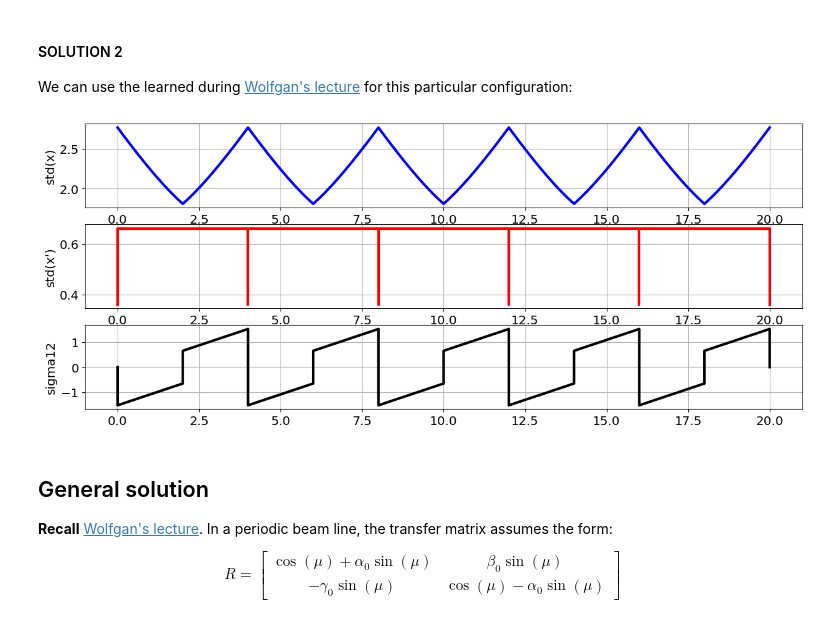
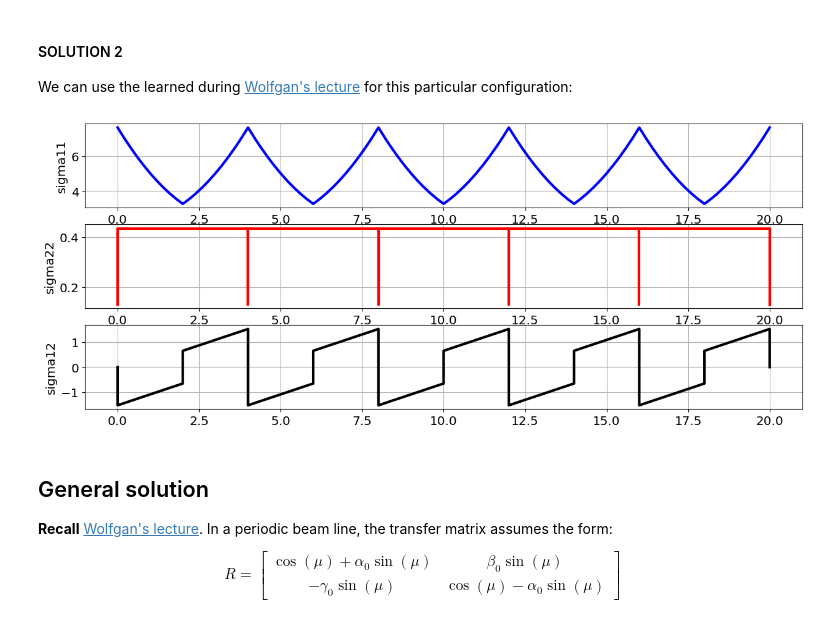
Before and after one commit to cerncas/hands-on-lattice-exercises, a Jupyter notebook: Exercises_Solutions.ipynb, the cells around one changed output. Drawn from its saved outputs; the diff is of its cells as text; code cells hidden in the pictures.

Commit message:
good draft, did not do advanced exercises

```diff
--- a/Exercises_Solutions.ipynb
+++ b/Exercises_Solutions.ipynb
@@ -1391,7 +1391,26 @@ L_2 = 2
 # same structure, but starting the fodo cell from the center of a quadrupole:
 fodo_lattice = Q(2*f) + 10*D(L_2/10) + Q(-f) + 10*D(L_2/10) + Q(2*f)
 
-interactive_plot = interactive(plotIt,sigma11=(0,25,.1),sigma22=(0,4,.1),sigma12=(-2,2,.1),continuous_update=True)
+def plotIt(sigma11, sigma22):
+    #prepare the sigma matrix
+    sigma0 = np.array([[sigma11, 0 ],[0, sigma22]])
+
+    output_b = transportSigmas(sigma0, 5*fodo_lattice)
+    plt.figure(figsize=(15,6))
+    plt.subplot(311)
+    plt.plot(output_b['s'], output_b['sigma11'], '-b', lw=3)
+    plt.ylabel('sigma11')
+    plt.grid(True)
+    plt.subplot(312)
+    plt.plot(output_b['s'], output_b['sigma22'], '-r', lw=3)
+    plt.ylabel('sigma22')
+    plt.grid(True)
+    plt.subplot(313)
+    plt.plot(output_b['s'], output_b['sigma12'], '-k', lw=3)
+    plt.ylabel('sigma12')
+    plt.grid(True)
+
+interactive_plot = interactive(plotIt,sigma11=(0,25,.1),sigma22=(0,4,.1),continuous_update=True)
 output = interactive_plot.children[-1]
 output.layout.height = '350px'
 interactive_plot
@@ -1404,14 +1423,14 @@ We can use the learned during [Wolfgan's lecture](https://indico.cern.ch/event/1
 # %%
 # get the one turn matrix:
 fodo_lattice_reduced = getEquivalentElement(fodo_lattice)
 # extract the matched initial conditions
 sigma11 = fodo_lattice_reduced[0]['matrix'][0,1]/np.sqrt(1-(fodo_lattice_reduced[0]['matrix'][0,0])**2)
 sigma22 = 1/sigma11
 sigma12 = 0
-# plot the solution
-plotIt(sigma11, sigma22, sigma12)
+# plot the solution (using function from previous exercise)
+plotIt(sigma11, sigma22)
 # %% [output]
-[figure, old version]
+[figure, new version]
 # %% [markdown]
 ## General solution
 
```
Also changed, not shown: parts of 13 cells of this notebook.
